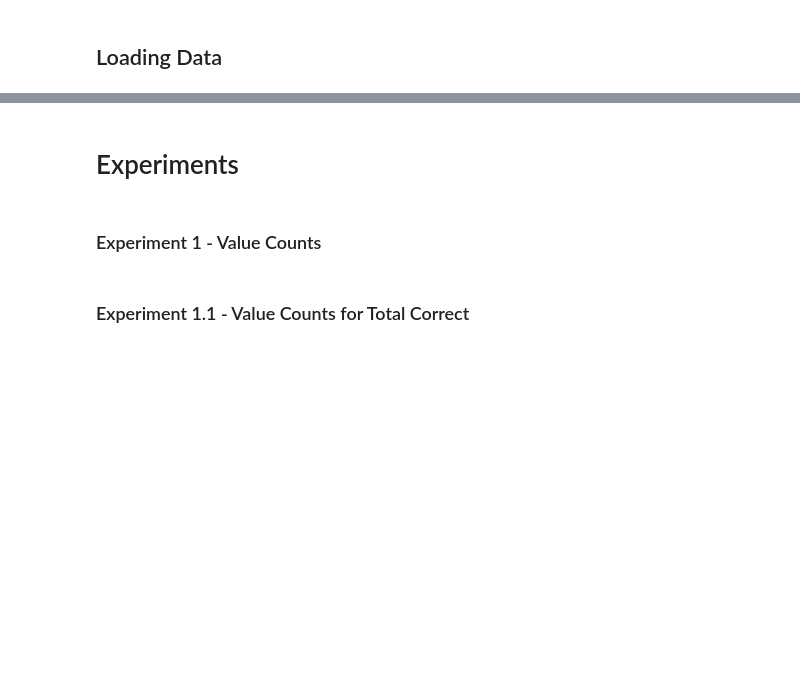
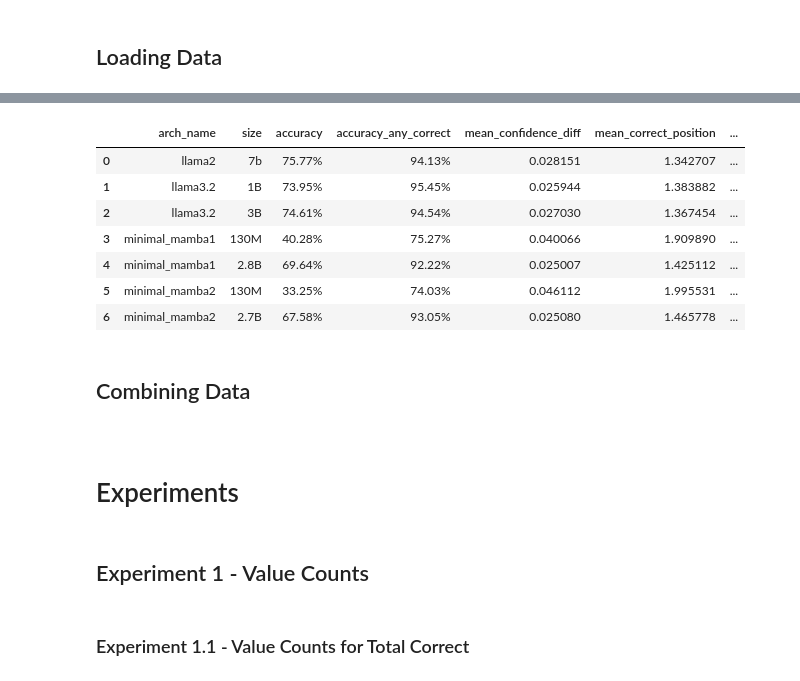
Before and after one commit to idangrosbard/ssm_analysis, a Jupyter notebook: notebooks/test-known_1000_correct.ipynb, the cells around one changed output, grey strips where cells are left out. Saved outputs shown, nothing was run; the diff lists cells and outputs as text; code cells hidden in the pictures; blank space fills up the shorter version.

```diff
--- a/notebooks/test-known_1000_correct.ipynb
+++ b/notebooks/test-known_1000_correct.ipynb
@@ -101,5 +130,47 @@ Index(['known_id', 'subject', 'attribute', 'template', 'prediction', 'prompt',
       dtype='object')
 dict_keys([('llama2', '7b'), ('llama3.2', '1B'), ('llama3.2', '3B'), ('minimal_mamba1', '130M'), ('minimal_mamba1', '2.8B'), ('minimal_mamba2', '130M'), ('minimal_mamba2', '2.7B')])
+# %%
+# Sort known_1000_correct_files by experiment name
+
+from pandas import value_counts
+
+
+per_model_stats_dict = []
+
+# Print experiment details in a hierarchical format
+current_arch = None
+for (arch_name, size), df in known_1000_correct_files.items():
+    df_correct = df[df["any_correct"]]
+    position_value_counts = value_counts(df_correct["correct_position"], normalize=True)
+    per_model_stats_dict.append({
+        "arch_name": arch_name,
+        "size": size,
+        "accuracy": f"{df['model_correct'].mean():.2%}",
+        "accuracy_any_correct": f"{df['any_correct'].mean():.2%}",
+        'mean_confidence_diff': df_correct['confidence_diff'].mean(),
+        'mean_correct_position': df_correct['correct_position'].mean(),
+        'mean_top_output_confidence': df_correct['model_top_output_confidence'].mean(),
+        ** {
+            f"correct_position_{position}": f"{count:.2%}"
+            for position, count in position_value_counts.items()
+        }
+    })
+
+(
+    pd.DataFrame(per_model_stats_dict)
+)
+# %% [output]
+|  | arch_name | size | accuracy | accuracy_any_correct | mean_confidence_diff | mean_correct_position | ... |
+| 0 | llama2 | 7b | 75.77% | 94.13% | 0.028151 | 1.342707 | ... |
+| 1 | llama3.2 | 1B | 73.95% | 95.45% | 0.025944 | 1.383882 | ... |
+| 2 | llama3.2 | 3B | 74.61% | 94.54% | 0.027030 | 1.367454 | ... |
+| 3 | minimal_mamba1 | 130M | 40.28% | 75.27% | 0.040066 | 1.909890 | ... |
+| 4 | minimal_mamba1 | 2.8B | 69.64% | 92.22% | 0.025007 | 1.425112 | ... |
+| 5 | minimal_mamba2 | 130M | 33.25% | 74.03% | 0.046112 | 1.995531 | ... |
+| 6 | minimal_mamba2 | 2.7B | 67.58% | 93.05% | 0.025080 | 1.465778 | ... |
+# %% [markdown]
+## Combining Data
+#
 # %%
 # Predefined constants for column names
 INDEX_COL = "known_id"
@@ -156,5 +238,5 @@ result = (
 # %% [markdown]
 # Experiments
 # %% [markdown]
-### Experiment 1 - Value Counts
+## Experiment 1 - Value Counts
 # %% [markdown]
```
Also changed, not shown: parts of 26 cells of this notebook.
